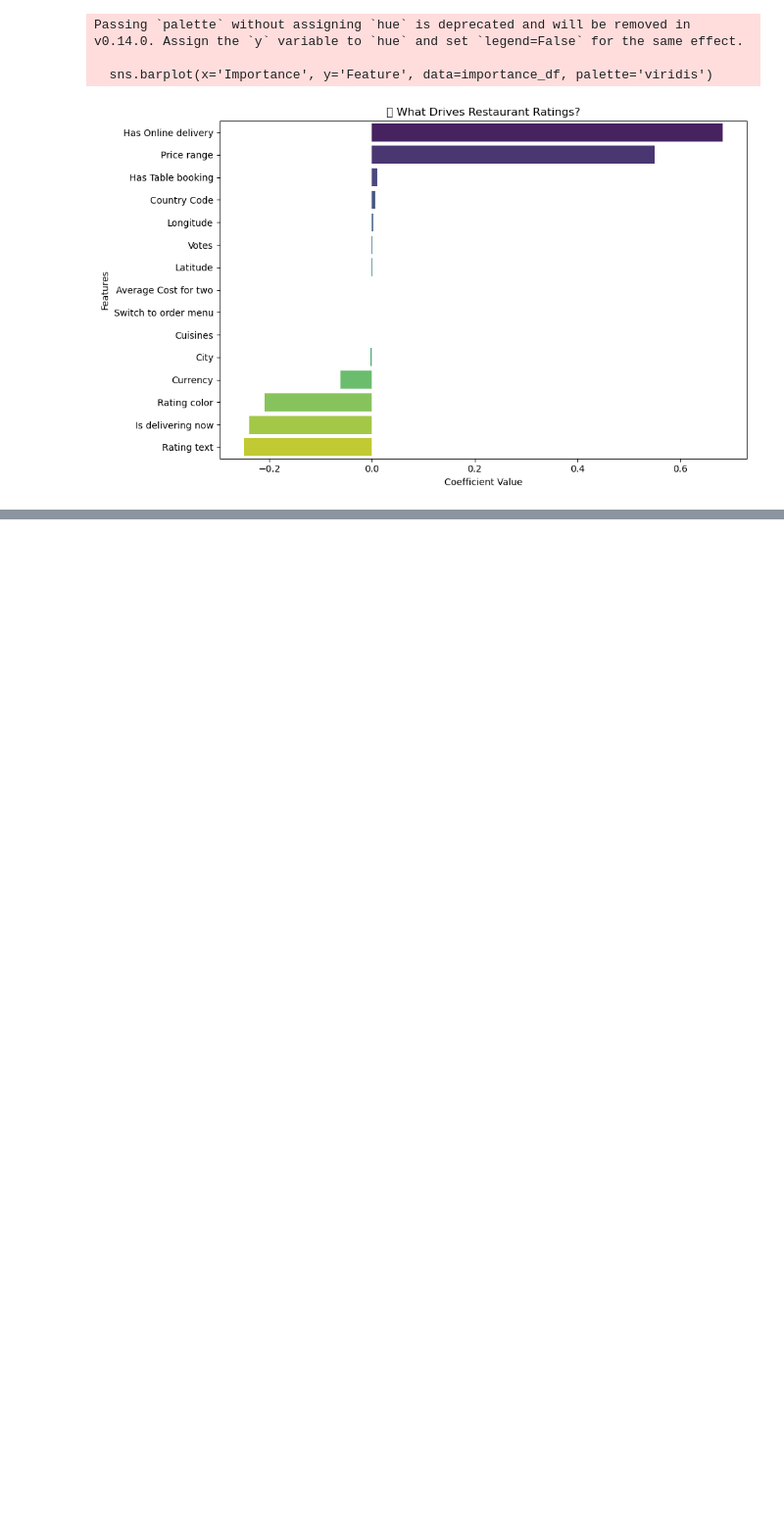
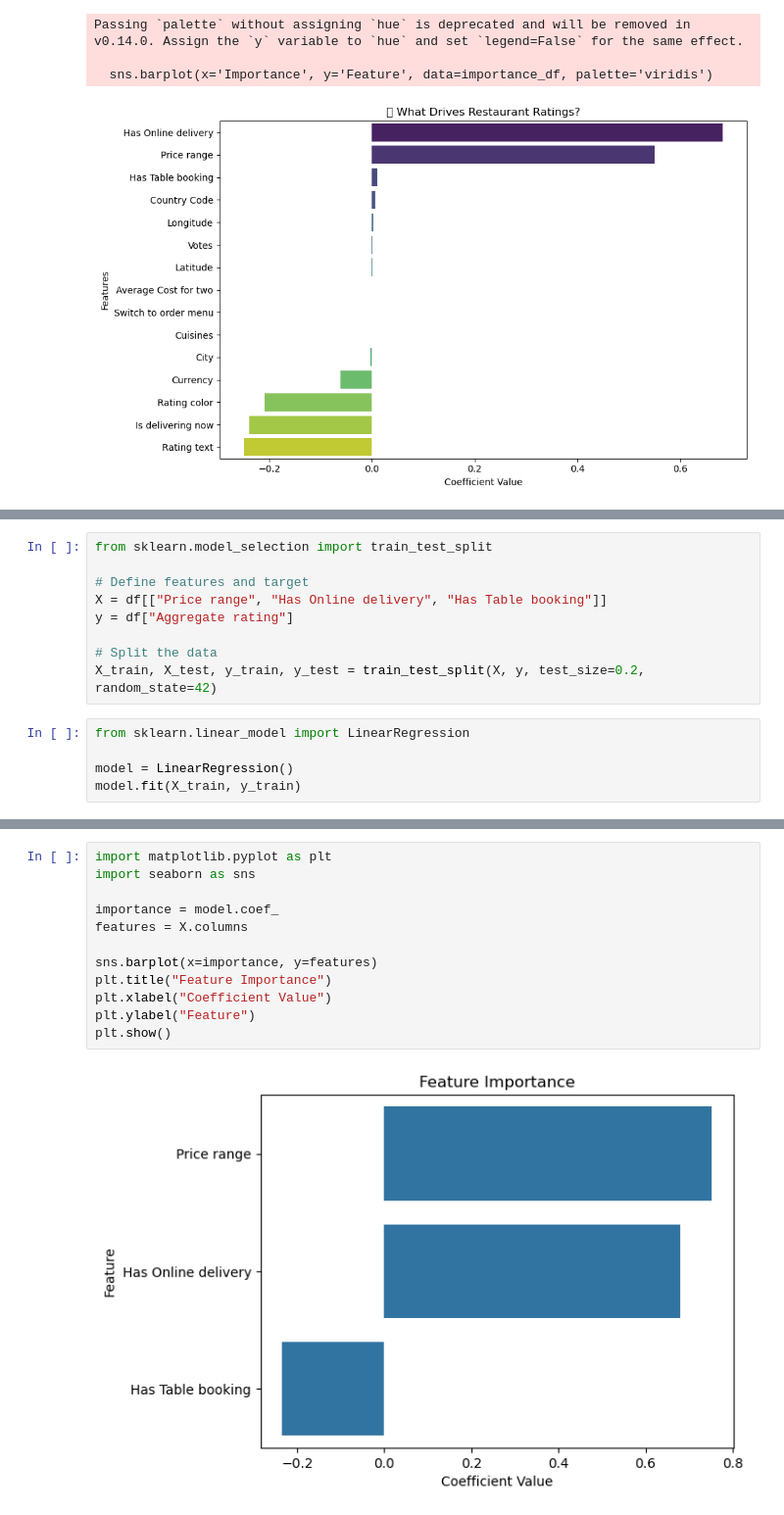
Before and after one commit to navneetchinchole04/restaurant-rating-predictor, a Jupyter notebook: restaurant-rating-predictor.ipynb, the cells around one changed output, grey strips where cells are left out. Shown at 98% size. Drawn from its saved outputs; the diff is of its cells as text; blank space fills up the shorter version.

Commit message:
Taste Oracle activated: added model training, prediction UI, and feature insights

```diff
--- a/restaurant-rating-predictor.ipynb
+++ b/restaurant-rating-predictor.ipynb
@@ -136,0 +184,14 @@ Passing `palette` without assigning `hue` is deprecated and will be removed in v
+# %%
+from sklearn.model_selection import train_test_split
+
+# Define features and target
+X = df[["Price range", "Has Online delivery", "Has Table booking"]]
+y = df["Aggregate rating"]
+
+# Split the data
+X_train, X_test, y_train, y_test = train_test_split(X, y, test_size=0.2, random_state=42)
+# %%
+from sklearn.linear_model import LinearRegression
+
+model = LinearRegression()
+model.fit(X_train, y_train)
@@ -136,0 +232,14 @@ Passing `palette` without assigning `hue` is deprecated and will be removed in v
+# %%
+import matplotlib.pyplot as plt
+import seaborn as sns
+
+importance = model.coef_
+features = X.columns
+
+sns.barplot(x=importance, y=features)
+plt.title("Feature Importance")
+plt.xlabel("Coefficient Value")
+plt.ylabel("Feature")
+plt.show()
+# %% [output]
+[figure, added]
```
Also changed, not shown: parts of 4 cells of this notebook.
